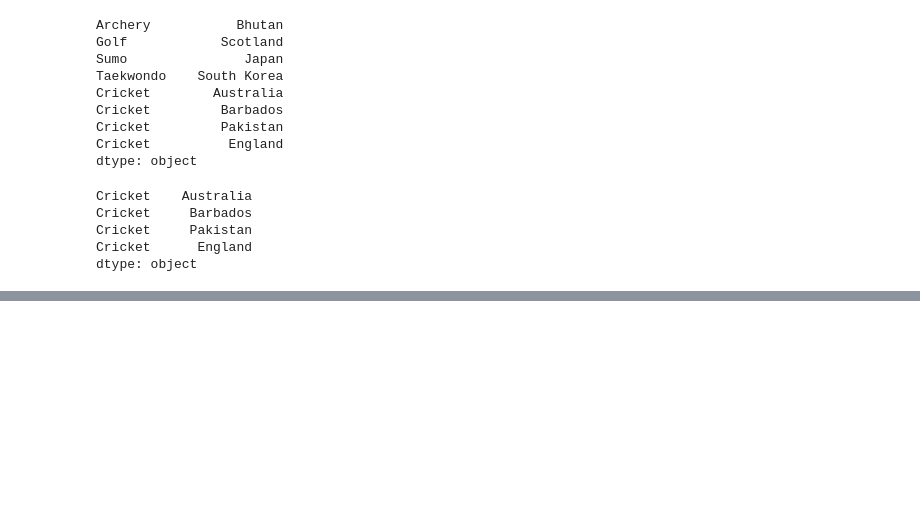
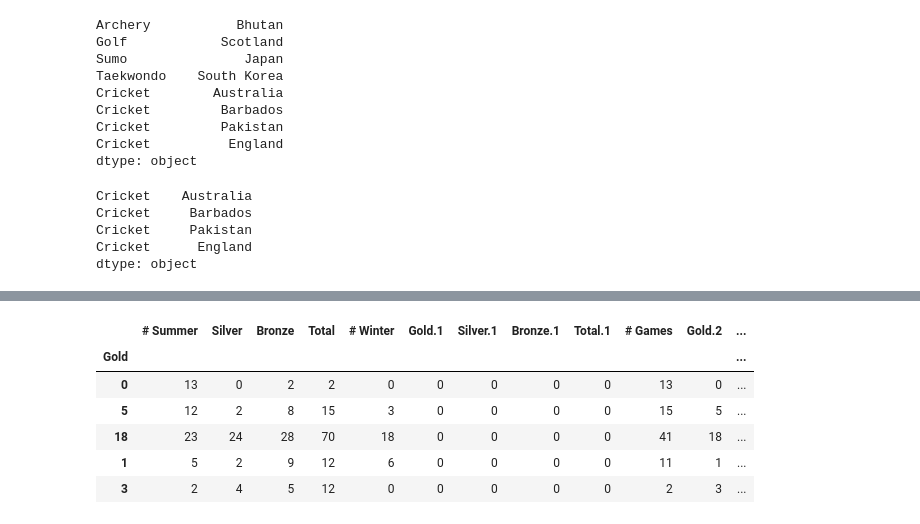
Before and after one commit to narottam90/umich_ds, a Jupyter notebook: intro to data science/Week2.ipynb, the cells around one changed output, grey strips where cells are left out. Saved outputs shown, nothing was run; the diff lists cells and outputs as text; code cells hidden in the pictures; blank space fills up the shorter version.

```diff
--- a/intro to data science/Week2.ipynb
+++ b/intro to data science/Week2.ipynb
@@ -297,0 +582,17 @@ dtype: object
+# %%
+# Reindex the purchase records DataFrame to be indexed hierarchically, first by store, then by person. Name these indexes 'Location' and 'Name'. Then add a new entry to it with the value of:
+
+# # Name: 'Kevyn', Item Purchased: 'Kitty Food', Cost: 3.00 Location: 'Store 2'.
+
+purchase_1 = pd.Series({'Name': 'Chris',
+                        'Item Purchased': 'Dog Food',
+                        'Cost': 22.50})
+purchase_2 = pd.Series({'Name': 'Kevyn',
+                        'Item Purchased': 'Kitty Litter',
+                        'Cost': 2.50})
+purchase_3 = pd.Series({'Name': 'Vinod',
+                        'Item Purchased': 'Bird Seed',
+                        'Cost': 5.00})
+
+df = pd.DataFrame([purchase_1, purchase_2, purchase_3], index=['Store 1', 'Store 1', 'Store 2'])
+df
@@ -297,0 +613,12 @@ dtype: object
+# %%
+df['country'] = df.index
+df = df.set_index('Gold')
+df.head()
+# %% [output]
+|  | # Summer | Silver | Bronze | Total | # Winter | Gold.1 | Silver.1 | Bronze.1 | Total.1 | # Games | Gold.2 | ... |
+| Gold |  |  |  |  |  |  |  |  |  |  |  | ... |
+| 0 | 13 | 0 | 2 | 2 | 0 | 0 | 0 | 0 | 0 | 13 | 0 | ... |
+| 5 | 12 | 2 | 8 | 15 | 3 | 0 | 0 | 0 | 0 | 15 | 5 | ... |
+| 18 | 23 | 24 | 28 | 70 | 18 | 0 | 0 | 0 | 0 | 41 | 18 | ... |
+| 1 | 5 | 2 | 9 | 12 | 6 | 0 | 0 | 0 | 0 | 11 | 1 | ... |
+| 3 | 2 | 4 | 5 | 12 | 0 | 0 | 0 | 0 | 0 | 2 | 3 | ... |
```
Also changed, not shown: parts of 54 cells of this notebook.
